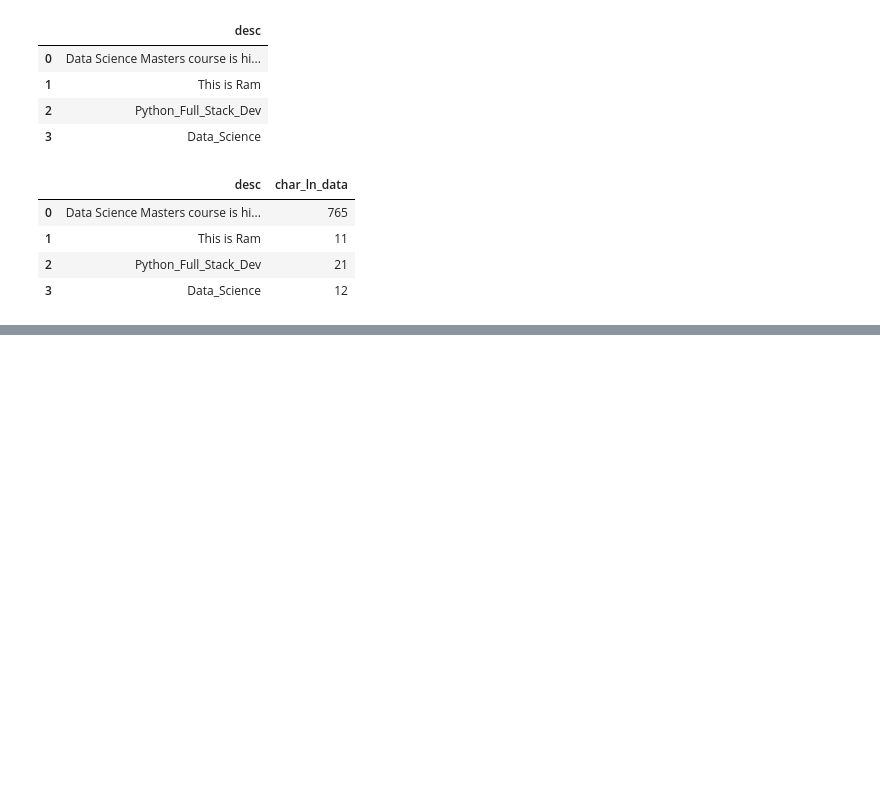
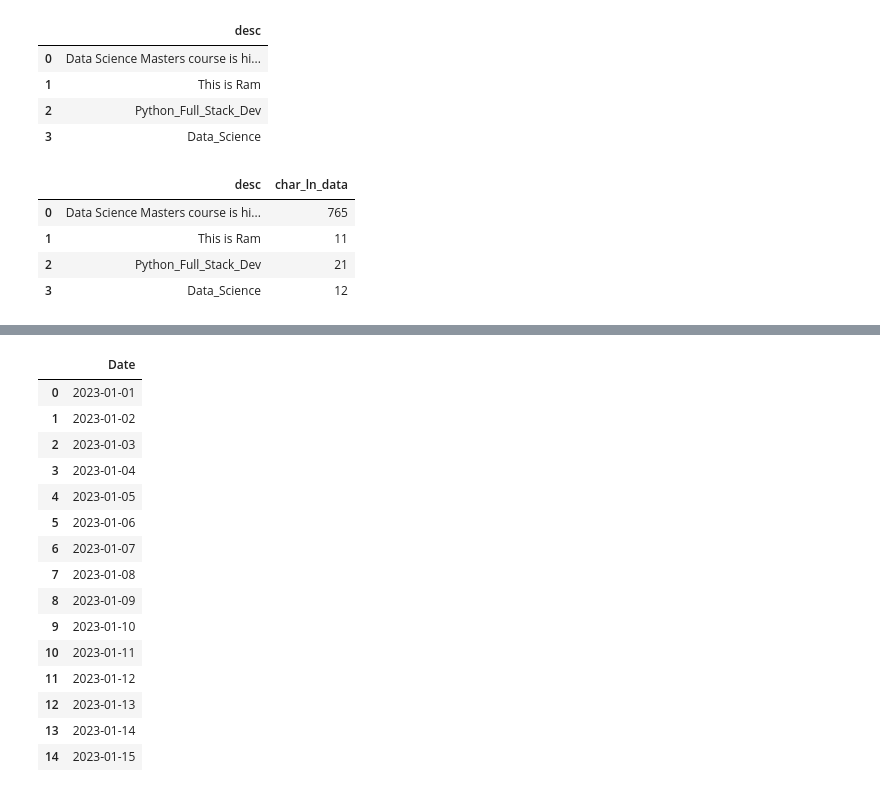
Before and after one commit to RamaManohar5/DataScience_FullStackPython, a Jupyter notebook: 4_DataScience/4_Pandas.ipynb, the cells around one changed output, grey strips where cells are left out. Saved outputs shown, nothing was run; the diff lists cells and outputs as text; code cells hidden in the pictures; blank space fills up the shorter version.

```diff
--- a/4_DataScience/4_Pandas.ipynb
+++ b/4_DataScience/4_Pandas.ipynb
@@ -201,0 +307,19 @@ df3
+# %%
+df5
+# %% [output]
+|  | Date |
+| 0 | 2023-01-01 |
+| 1 | 2023-01-02 |
+| 2 | 2023-01-03 |
+| 3 | 2023-01-04 |
+| 4 | 2023-01-05 |
+| 5 | 2023-01-06 |
+| 6 | 2023-01-07 |
+| 7 | 2023-01-08 |
+| 8 | 2023-01-09 |
+| 9 | 2023-01-10 |
+| 10 | 2023-01-11 |
+| 11 | 2023-01-12 |
+| 12 | 2023-01-13 |
+| 13 | 2023-01-14 |
+| 14 | 2023-01-15 |
```
Also changed, not shown: parts of 28 cells of this notebook, 1 other file.
